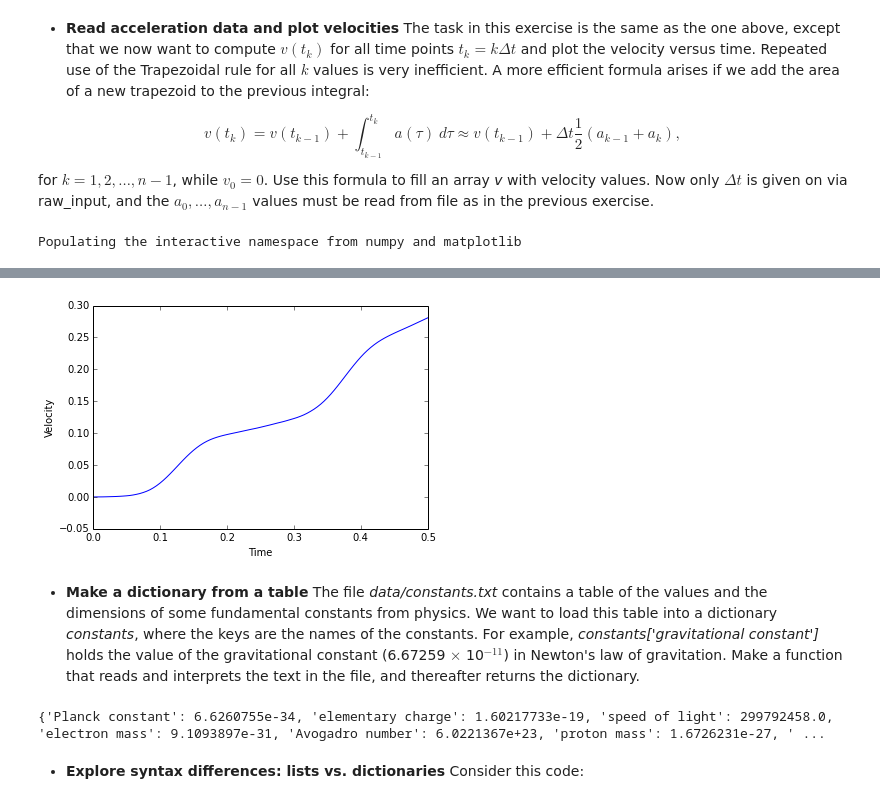
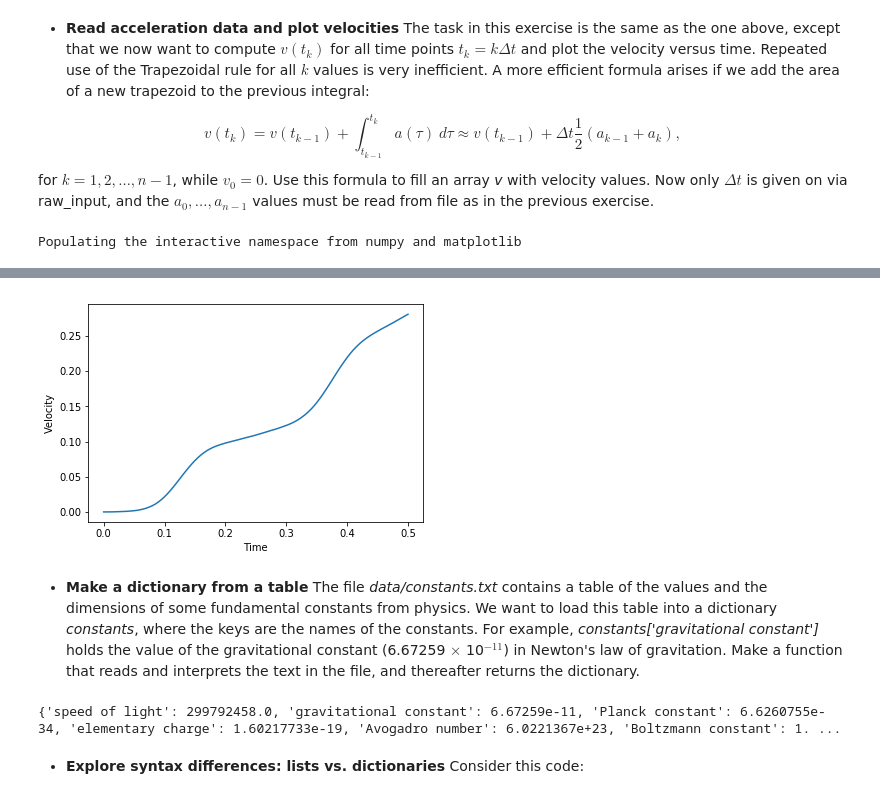
Before and after one commit to ggorman/Introduction-to-programming-for-geoscientists, a Jupyter notebook: notebook/Lecture-5-Introduction-to-programming-for-geoscientists-Solutions.ipynb, the cells around one changed output, grey strips where cells are left out. Cells and saved outputs as stored; diff of their text form; code cells hidden in the pictures.

```diff
--- a/notebook/Lecture-5-Introduction-to-programming-for-geoscientists-Solutions.ipynb
+++ b/notebook/Lecture-5-Introduction-to-programming-for-geoscientists-Solutions.ipynb
@@ -37,12 +38,12 @@ infile.close()
 ## STAGE 2: view file
 
 # Sanity check -- Let's see what our lists look like for the first 10
-print "First ten elements in x and y lists:\n" # N.B. "\n" adds a newline
-for x,y in zip(xlist, ylist)[:10]:
-	print "X = %.2f, Y = %.2f" % (x,y)
+print("First ten elements in x and y lists:\n") # N.B. "\n" adds a newline
+for i in range(10):
+    print("X = %.2f, Y = %.2f" % (xlist[i], ylist[i]))
 
 # Max and min y coords
-print "\nThe min and max y are: %.2f and %.2f" % (min(ylist), max(ylist))
+print("\nThe min and max y are: %.2f and %.2f" % (min(ylist), max(ylist)))
 # %% [output]
 First ten elements in x and y lists:
 
@@ -90,16 +89,19 @@ infile = open("data/density_air.dat", "r")
 temp = []
 dens = []
 for line in infile:
-	if line[0] != '#' and line[0] != '\n': # do not read lines starting with a hash or newline character
-	    line = line.split()
-	    temp.append(float(line[0])) # N.B. we're now filling out temp and dens lists
-	    dens.append(float(line[1]))
+    try:
+        t, d = line.split()
+        t = float(t)
+        d = float(t)
+    except:
+        continue
+    temp.append(t) # N.B. we're now filling out temp and dens lists
+    dens.append(d)
 infile.close()
 
+
 # Sanity check:
-print "First ten elements in file:\n"
-for t,d in zip(temp, dens)[:10]:
-	print "Temperature = %.2f, Density = %.2f" % (t,d)
+print(temp)
 
 # ... double check the original file to make sure this is right.
 # %% [output]
@@ -233,11 +218,11 @@ WARNING: pylab import has clobbered these variables: ['e']
 # %%
 ## PART 2: trapezoidal function
 def trap(dt, k, alist):
-	if not (1 <= k <= (len(alist) - 1)):
-		raise ValueError
-	return dt*(.5*alist[0] + .5*alist[k] + sum(alist[:k]))
+    if not (1 <= k <= (len(alist) - 1)):
+        raise ValueError
+    return dt*(.5*alist[0] + .5*alist[k] + sum(alist[:k]))
 
-dt = float(raw_input("dt = "))
-k = int(raw_input("k = "))
-print trap(dt, k, alist)
+dt = float(input("dt = "))
+k = int(input("k = "))
+print(trap(dt, k, alist))
 # %% [output]
@@ -279,13 +264,12 @@ from pylab import *
 from numpy import *
 
 # calc v for a given dt
-# dt = raw_input("dt = ")
 dt = 0.005
 vlist = calcV(dt, alist)
 
 # convert to arrays
 varray = array(vlist)
-time = array([e*dt for e in xrange(len(alist))])
+time = array([e*dt for e in range(len(alist))])
 
 # plot
 plot(time, varray)
@@ -299,4 +281,4 @@ WARNING: pylab import has clobbered these variables: ['e']
-[figure, old version]
+[figure, new version]
 # %% [markdown]
 * **Make a dictionary from a table**</br>
 The file *data/constants.txt* contains a table of the values and the dimensions of some fundamental constants from physics. We want to load this table into a dictionary *constants*, where the keys are the names of the constants. For example, *constants['gravitational constant']* holds the value of the gravitational constant (6.67259 $\times$ 10$^{-11}$) in Newton's law of gravitation. Make a function that reads and interprets the text in the file, and thereafter returns the dictionary.
@@ -313,9 +295,9 @@ def read_constants(file_path):
         constants[name] = value # Create a new key-value pair in the dictionary
     return constants
 
-print read_constants('data/constants.txt')
+print(read_constants('data/constants.txt'))
 # %% [output]
-{'Planck constant': 6.6260755e-34, 'elementary charge': 1.60217733e-19, 'speed of light': 299792458.0, 'electron mass': 9.1093897e-31, 'Avogadro number': 6.0221367e+23, 'proton mass': 1.6726231e-27, ' ...
+{'speed of light': 299792458.0, 'gravitational constant': 6.67259e-11, 'Planck constant': 6.6260755e-34, 'elementary charge': 1.60217733e-19, 'Avogadro number': 6.0221367e+23, 'Boltzmann constant': 1. ...
 # %% [markdown]
 * **Explore syntax differences: lists vs. dictionaries**</br>
 Consider this code:
```
Also changed, not shown: parts of 16 cells of this notebook, 26 other files.
